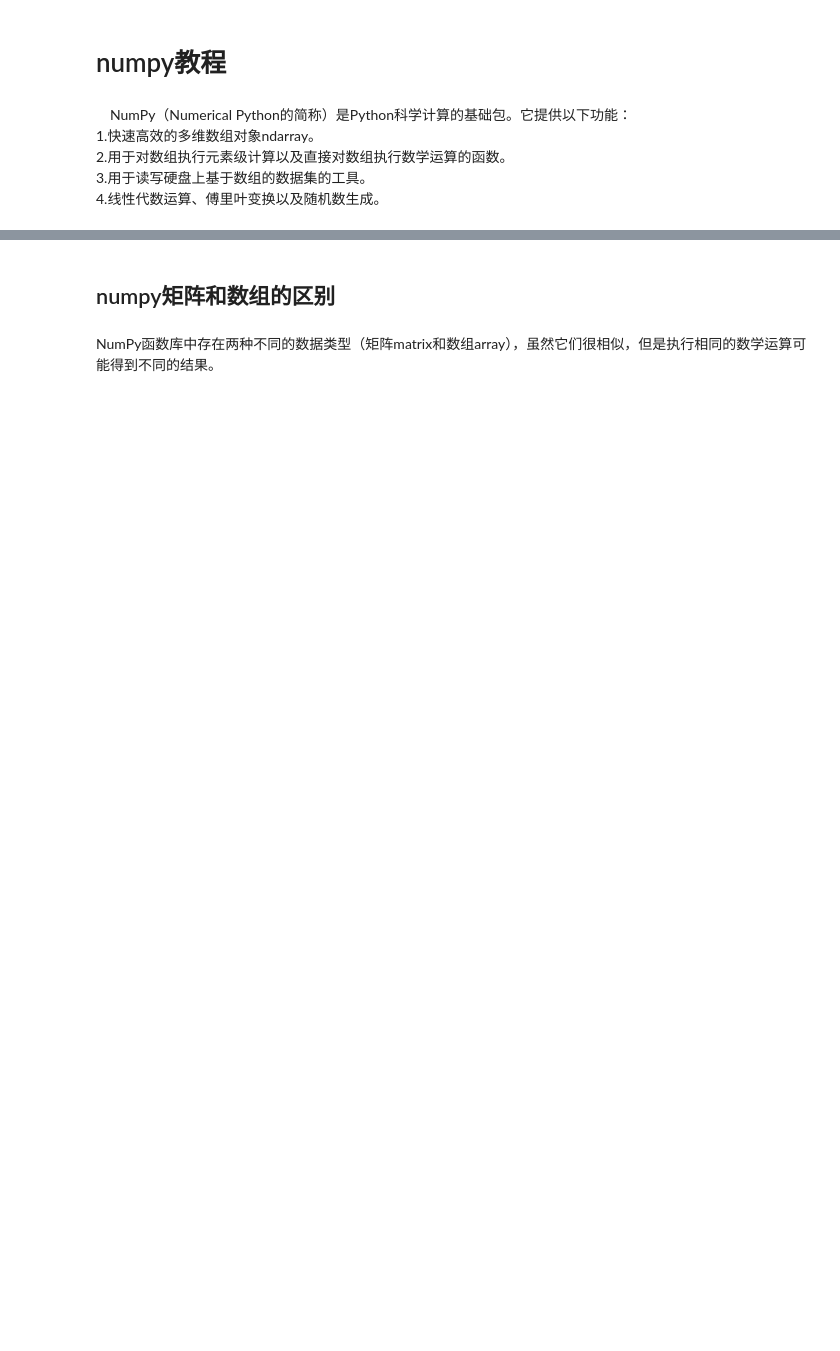
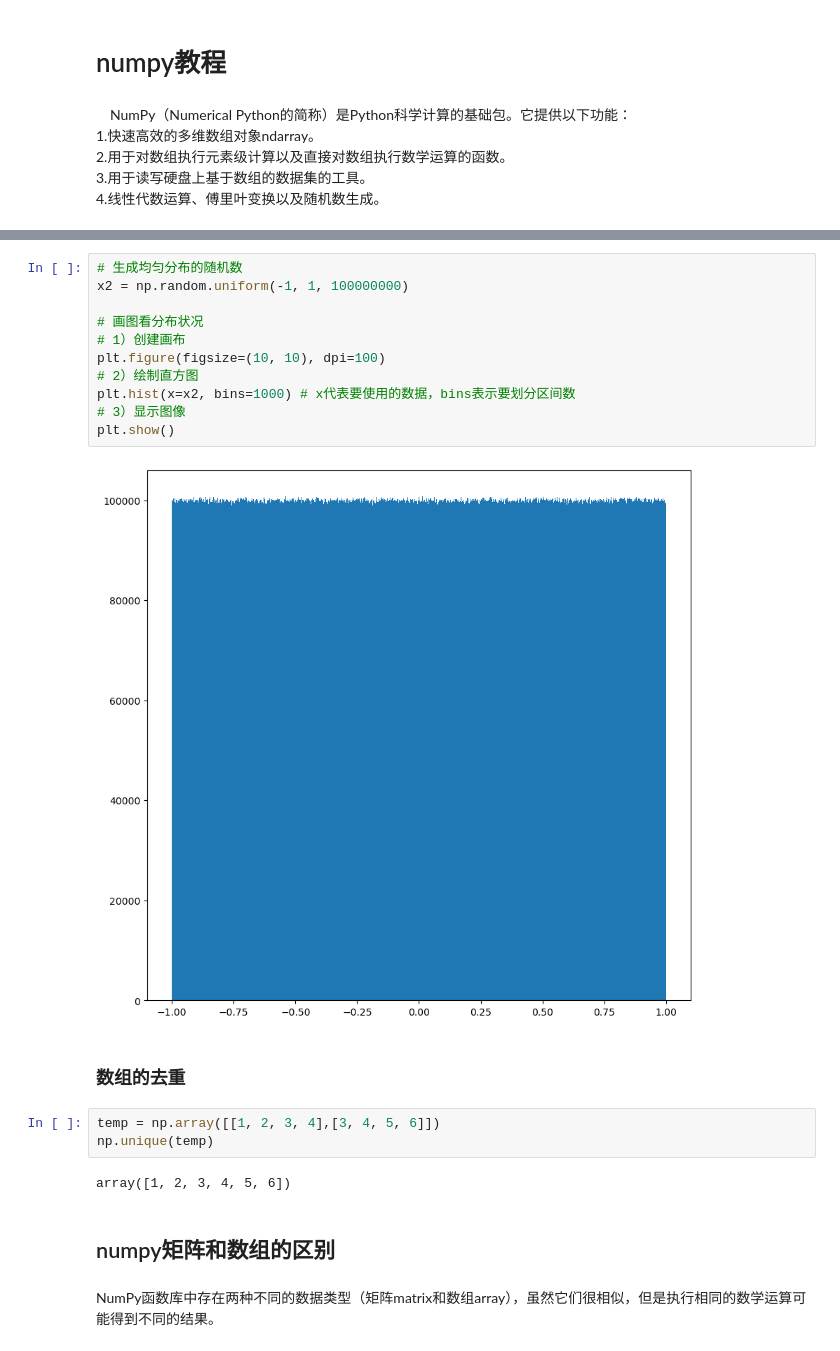
Before and after one commit to chenyu313/MachineLearning, a Jupyter notebook: numpy基础.ipynb, the cells around one changed output, grey strips where cells are left out. Cells and saved outputs as stored; diff of their text form; blank space fills up the shorter version.

```diff
--- a/numpy基础.ipynb
+++ b/numpy基础.ipynb
@@ -9,3 +141,23 @@
+# %%
+# 生成均匀分布的随机数
+x2 = np.random.uniform(-1, 1, 100000000)
+
+# 画图看分布状况
+# 1）创建画布
+plt.figure(figsize=(10, 10), dpi=100)
+# 2）绘制直方图
+plt.hist(x=x2, bins=1000) # x代表要使用的数据，bins表示要划分区间数
+# 3）显示图像
+plt.show()
+# %% [output]
+[figure, added]
+# %% [markdown]
+### 数组的去重
+# %%
+temp = np.array([[1, 2, 3, 4],[3, 4, 5, 6]])
+np.unique(temp)
+# %% [output]
+array([1, 2, 3, 4, 5, 6])
 # %% [markdown]
 ## numpy矩阵和数组的区别
 # %% [markdown]
```
Also changed, not shown: parts of 50 cells of this notebook.
